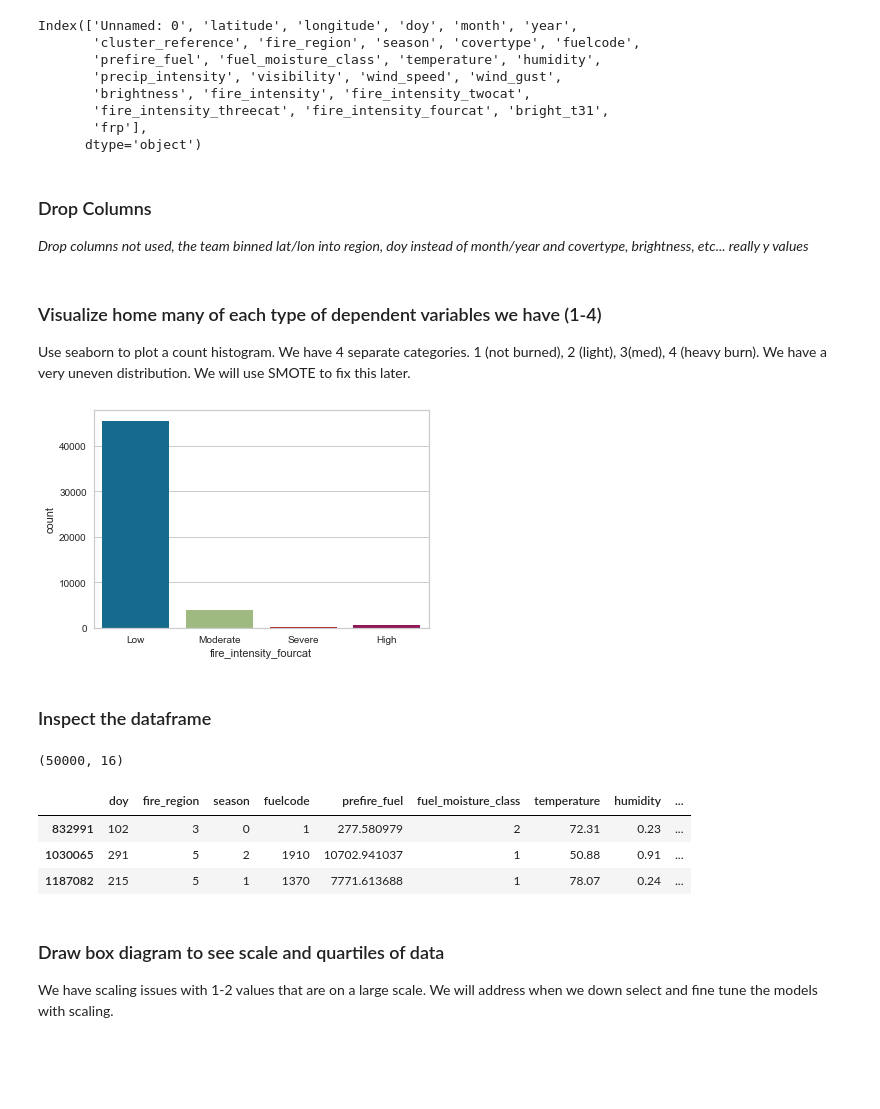
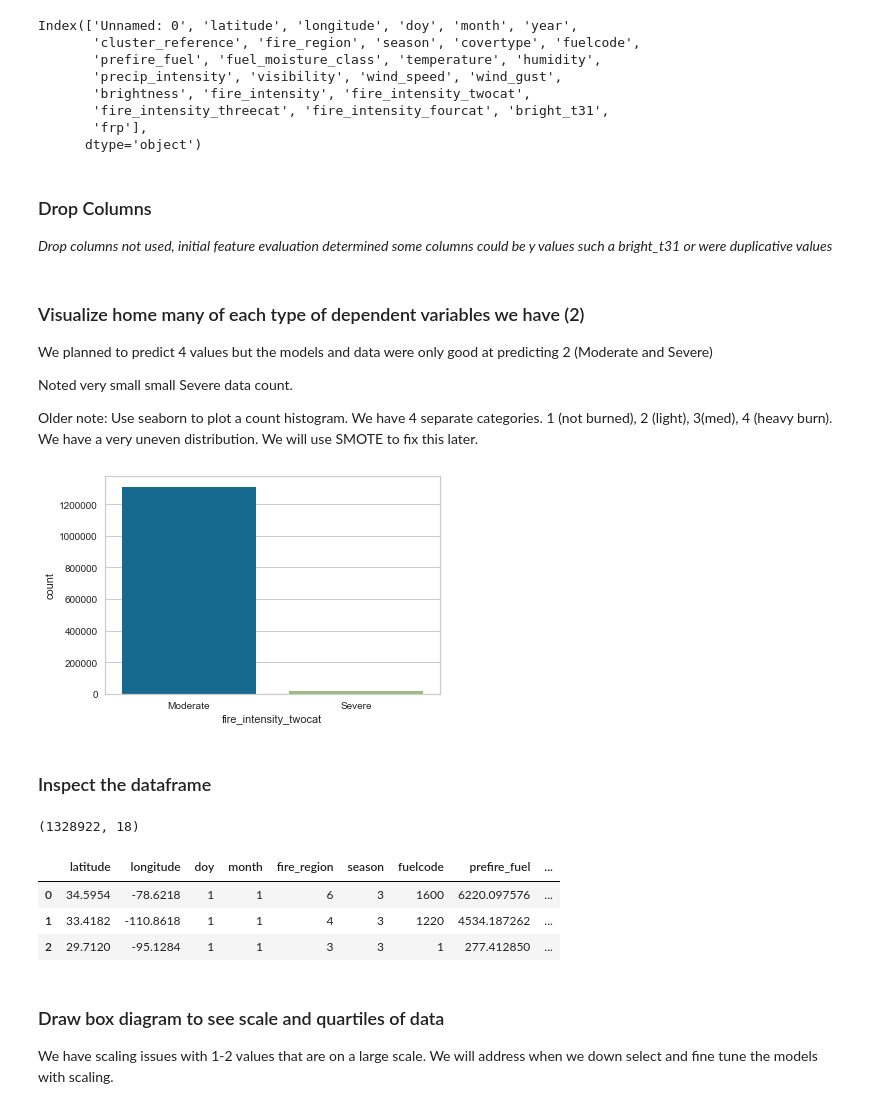
Before and after one commit to NahidGithub/Predicting-Wildfires, a Jupyter notebook: notebooks/Initial_Feature_And_Model_Evaluation.ipynb, the cells around one changed output. Drawn from its saved outputs; the diff is of its cells as text; code cells hidden in the pictures; blank space fills up the shorter version.

```diff
--- a/notebooks/Initial_Feature_And_Model_Evaluation.ipynb
+++ b/notebooks/Initial_Feature_And_Model_Evaluation.ipynb
@@ -84,7 +85,7 @@ read_from_db()
 ### Read data from disk previously stored for faster access
 # %%
 #Read the data from disk for faster access
-df_fires = pd.read_csv('data/FireIntensity_Model_June12_Clean.csv').sample(50000)
+df_fires = pd.read_csv('data/FireIntensity_Model_June12_Clean.csv')  #.sample(100000)
 
 print(df_fires.shape)
 # %% [output]
@@ -102,27 +103,31 @@ Index(['Unnamed: 0', 'latitude', 'longitude', 'doy', 'month', 'year',
        'fire_intensity_threecat', 'fire_intensity_fourcat', 'bright_t31',
        'frp'],
       dtype='object')
-# %% [markdown]
-### Drop Columns
-
-<i> Drop columns not used, the team binned lat/lon into region, doy instead of month/year and covertype, brightness, etc... really y values </i>
+# %% [markdown]
+### Drop Columns
+
+<i> Drop columns not used, initial feature evaluation determined some columns could be y values such a bright_t31 or were duplicative  values </i>
 # %%
 #drop columns which are not relevant
 
 #remove index column if reading from cloud
-df_fires = df_fires.drop(columns=['Unnamed: 0', 'year', 'cluster_reference', 'latitude', 'longitude', 'month', 'covertype',
+df_fires = df_fires.drop(columns=['Unnamed: 0', 'year', 'cluster_reference', 'covertype',
                                   'brightness', 'visibility', 'bright_t31', 'frp'])
 # %% [markdown]
-### Visualize home many of each type of dependent variables we have (1-4)
+### Visualize home many of each type of dependent variables we have (2)
 
-Use seaborn to plot a count histogram. We have 4 separate categories.
+We planned to predict 4 values but the models and data were only good at predicting 2 (Moderate and Severe)
+
+Noted very small small Severe data count.
+
+Older note: Use seaborn to plot a count histogram. We have 4 separate categories.
 1 (not burned), 2 (light), 3(med), 4 (heavy burn). We have a very uneven distribution.
 We will use SMOTE to fix this later.
 # %%
-sns.countplot(df_fires['fire_intensity_fourcat'],label="Count")
+sns.countplot(df_fires['fire_intensity_twocat'],label="Count")
 plt.show()
 # %% [output]
-[figure, old version]
+[figure, new version]
 # %% [markdown]
 ### Inspect the dataframe
 # %%
@@ -133,11 +138,11 @@ pd.set_option('display.max_columns', 40)
 print (df_fires.shape)
 df_fires.head(3)
 # %% [output]
-(50000, 16)
+(1328922, 18)
-|  | doy | fire_region | season | fuelcode | prefire_fuel | fuel_moisture_class | temperature | humidity | ... |
-| 832991 | 102 | 3 | 0 | 1 | 277.580979 | 2 | 72.31 | 0.23 | ... |
-| 1030065 | 291 | 5 | 2 | 1910 | 10702.941037 | 1 | 50.88 | 0.91 | ... |
-| 1187082 | 215 | 5 | 1 | 1370 | 7771.613688 | 1 | 78.07 | 0.24 | ... |
+|  | latitude | longitude | doy | month | fire_region | season | fuelcode | prefire_fuel | ... |
+| 0 | 34.5954 | -78.6218 | 1 | 1 | 6 | 3 | 1600 | 6220.097576 | ... |
+| 1 | 33.4182 | -110.8618 | 1 | 1 | 4 | 3 | 1220 | 4534.187262 | ... |
+| 2 | 29.7120 | -95.1284 | 1 | 1 | 3 | 3 | 1 | 277.412850 | ... |
 # %% [markdown]
 ### Draw box diagram to see scale and quartiles of data
 We have scaling issues with 1-2 values that are on a large scale.
```
Also changed, not shown: parts of 38 cells of this notebook, 1 other file.
